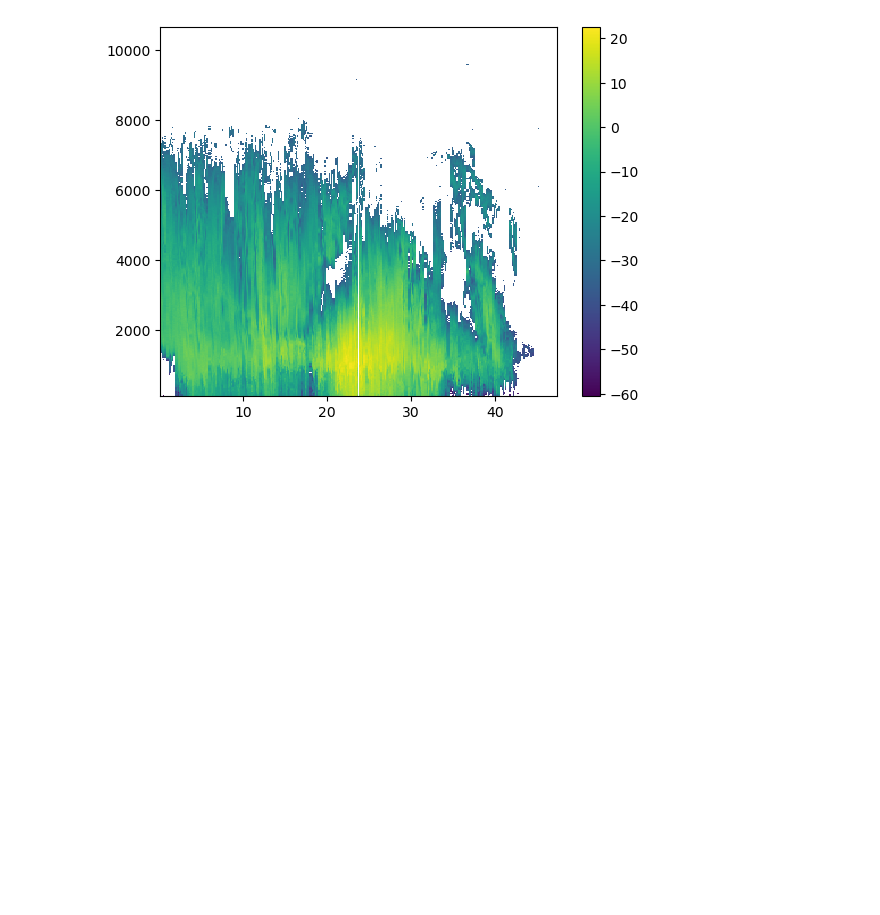
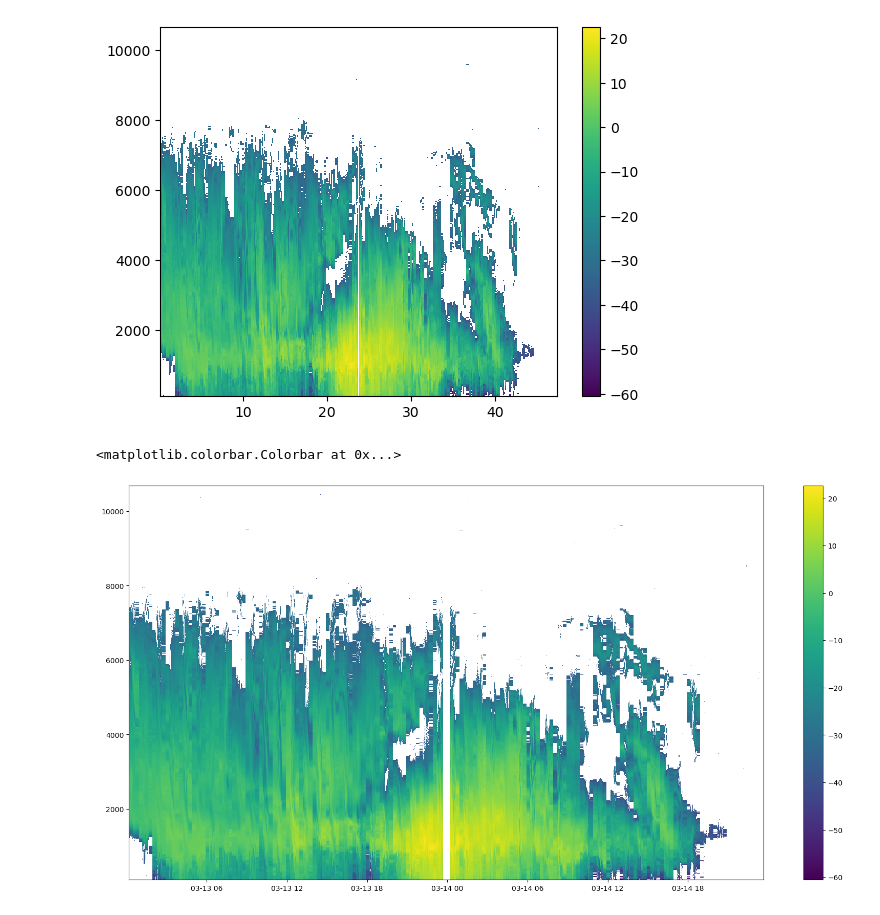
Before and after one commit to Troll-Observing-Network/neumayer-snowfall, a Jupyter notebook: TrollMarchAccum.ipynb, the cells around one changed output. Saved outputs shown, nothing was run; the diff lists cells and outputs as text; code cells hidden in the pictures; blank space fills up the shorter version.

Commit message:
even mroe plots

```diff
--- a/TrollMarchAccum.ipynb
+++ b/TrollMarchAccum.ipynb
@@ -786,3 +784,18 @@ plt.colorbar()
 # %% [output]
 <matplotlib.colorbar.Colorbar at 0x...>
 [figure]
+# %%
+base1 = datetime(2025, 3, 13)
+base2 = datetime(2025, 3, 14)
+
+# Convert to datetime arrays
+datetime1 = [base1 + timedelta(hours=float(h)) for h in time1]
+datetime2 = [base2 + timedelta(hours=float(h)) for h in time2]
+# %%
+plt.figure(figsize=(20,10))
+plt.pcolormesh(datetime1, height, dbz1.T, shading='auto')
+plt.pcolormesh(datetime2, height, dbz2.T, shading='auto')
+plt.colorbar()
+# %% [output]
+<matplotlib.colorbar.Colorbar at 0x...>
+[figure, added]
```
Also changed, not shown: parts of 3 cells of this notebook, 4 other files.
